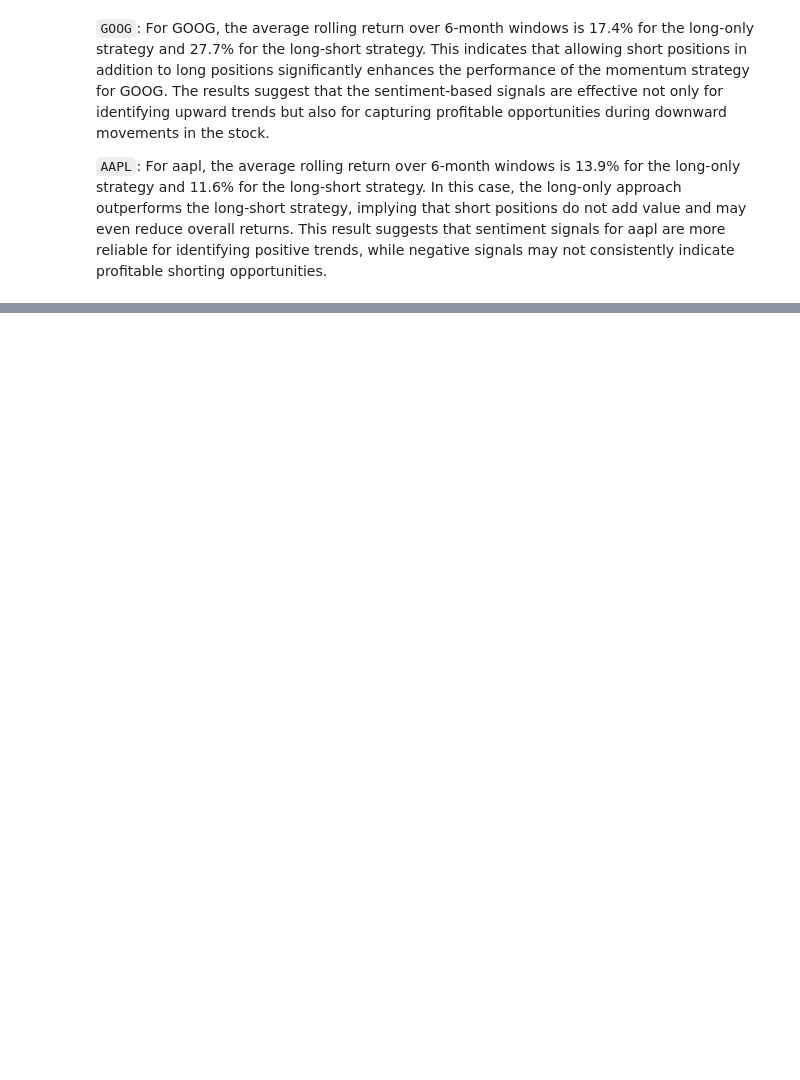
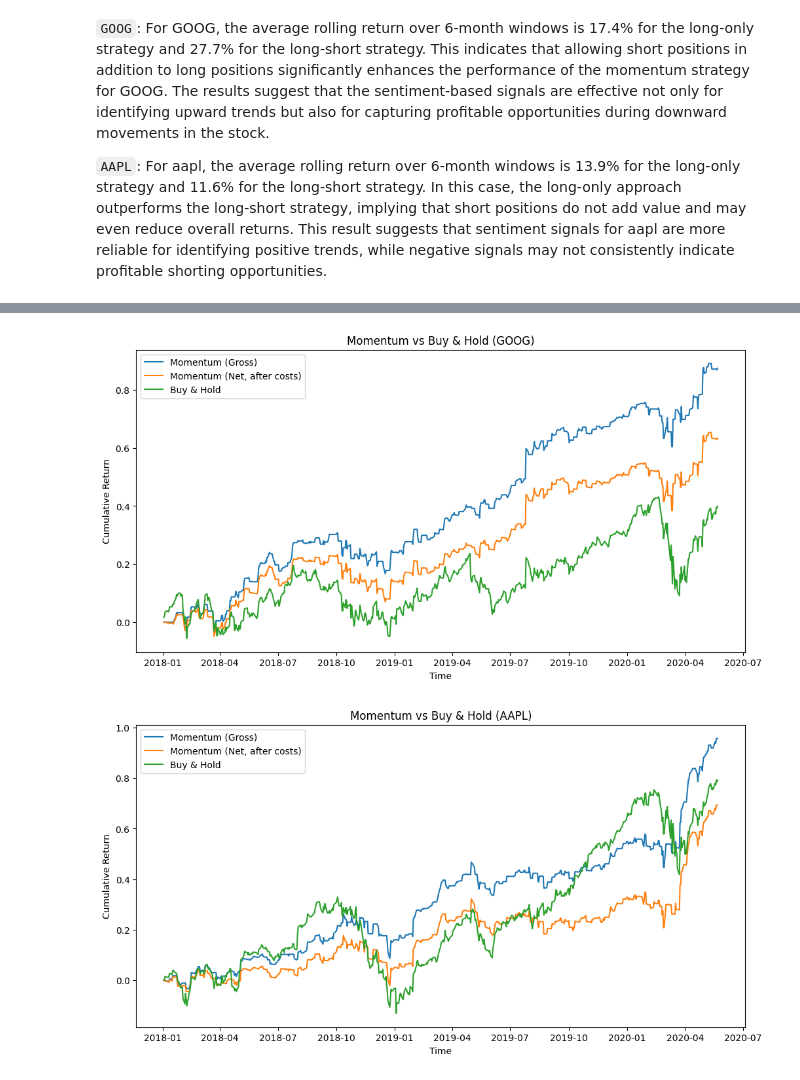
Before and after one commit to mariasimakova/ML-finance-hw2, a Jupyter notebook: hw2.ipynb, the cells around one changed output, grey strips where cells are left out. Drawn from its saved outputs; the diff is of its cells as text; code cells hidden in the pictures; blank space fills up the shorter version.

```diff
--- a/hw2.ipynb
+++ b/hw2.ipynb
@@ -138,11 +138,11 @@ class TradingStrategyAnalyzer:
 
         return {"AvgPerf": mean_perf, "NumWindows": n_windows}
 # %%
-# tau=1 # because the data is daily
-# goog = pd.read_csv('GOOG.csv', sep = ',')
-# goog = goog.iloc[:, 1:] # removing the first column (unnamed)
-# aapl = pd.read_csv('aapl.csv', sep = ',')
-# aapl = aapl.iloc[:, 1:]
+tau=1 # because the data is daily
+goog = pd.read_csv('dataSent/GOOG.csv', sep = ',')
+goog = goog.iloc[:, 1:] # removing the first column (unnamed)
+aapl = pd.read_csv('dataSent/AAPL.csv', sep = ',')
+aapl = aapl.iloc[:, 1:]
 
-# print(goog.head())
-# print(aapl.head())
+print(goog.head())
+print(aapl.head())
@@ -149,9 +166,0 @@ class TradingStrategyAnalyzer:
-# %%
-tau=1 # because the data is daily
-goog = pd.read_csv('dataSent/GOOG.csv', sep = ',')
-goog = goog.iloc[:, 1:] # removing the first column (unnamed)
-aapl = pd.read_csv('dataSent/aapl.csv', sep = ',')
-aapl = aapl.iloc[:, 1:]
-
-print(goog.head())
-print(aapl.head())
@@ -876,0 +916,25 @@ For aapl, the average rolling return over 6-month windows is 13.9% for the long-
+# %%
+# GOOG
+plt.figure(figsize=(12,6))
+plt.plot(strategy_returns_momentum_goog.cumsum(), label='Momentum (Gross)')
+plt.plot(strategy_returns_momentum_goog_net.cumsum(), label='Momentum (Net, after costs)')
+plt.plot(returns_goog.cumsum(), label='Buy & Hold')
+plt.legend()
+plt.title('Momentum vs Buy & Hold (GOOG)')
+plt.xlabel('Time')
+plt.ylabel('Cumulative Return')
+plt.show()
+
+# AAPL
+plt.figure(figsize=(12,6))
+plt.plot(strategy_returns_momentum_aapl.cumsum(), label='Momentum (Gross)')
+plt.plot(strategy_returns_momentum_aapl_net.cumsum(), label='Momentum (Net, after costs)')
+plt.plot(returns_aapl.cumsum(), label='Buy & Hold')
+plt.legend()
+plt.title('Momentum vs Buy & Hold (AAPL)')
+plt.xlabel('Time')
+plt.ylabel('Cumulative Return')
+plt.show()
+# %% [output]
+[figure, added]
+[figure, added]
```
Also changed, not shown: parts of 25 cells of this notebook.
